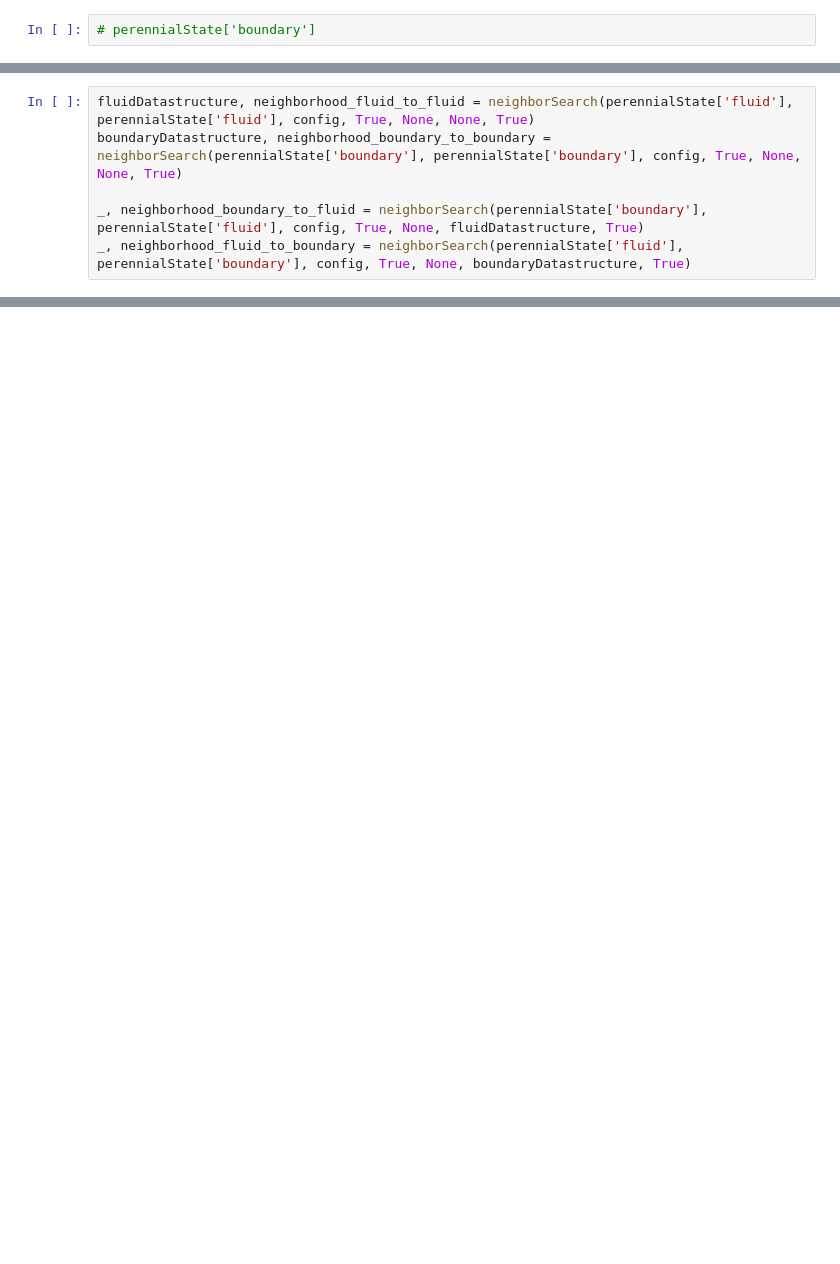
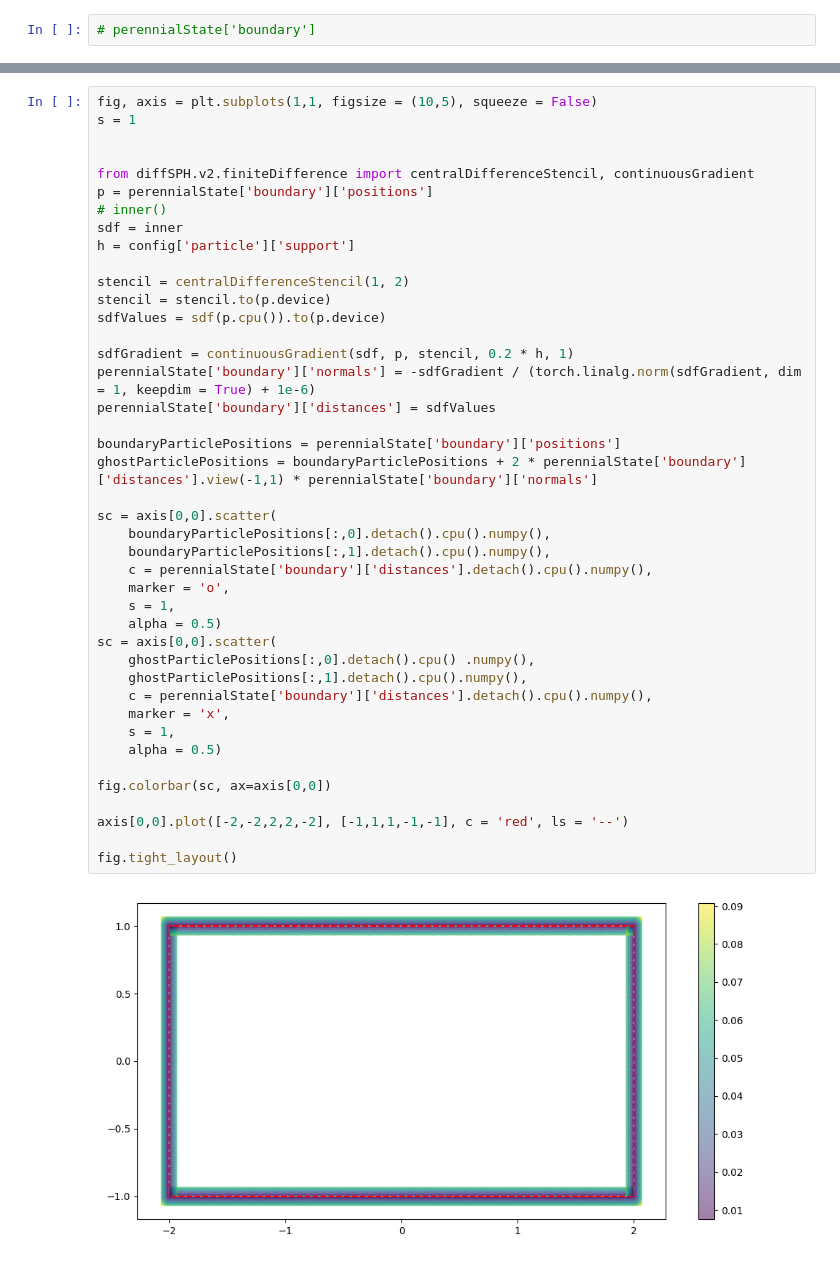
Before and after one commit to wi-re/diffSPH, a Jupyter notebook: partiBench/03_dambreak.ipynb, the cells around one changed output, grey strips where cells are left out. Saved outputs shown, nothing was run; the diff lists cells and outputs as text; blank space fills up the shorter version.

```diff
--- a/partiBench/03_dambreak.ipynb
+++ b/partiBench/03_dambreak.ipynb
@@ -2636,6 +600,0 @@ Self CPU time total: 15.545s
-# %%
-fluidDatastructure, neighborhood_fluid_to_fluid = neighborSearch(perennialState['fluid'], perennialState['fluid'], config, True, None, None, True)
-boundaryDatastructure, neighborhood_boundary_to_boundary = neighborSearch(perennialState['boundary'], perennialState['boundary'], config, True, None, None, True)
-
-_, neighborhood_boundary_to_fluid = neighborSearch(perennialState['boundary'], perennialState['fluid'], config, True, None, fluidDatastructure, True)
-_, neighborhood_fluid_to_boundary = neighborSearch(perennialState['fluid'], perennialState['boundary'], config, True, None, boundaryDatastructure, True)
@@ -2656,0 +637,44 @@ perennialState['fluid']['numParticles']
+# %%
+fig, axis = plt.subplots(1,1, figsize = (10,5), squeeze = False)
+s = 1
+
+
+from diffSPH.v2.finiteDifference import centralDifferenceStencil, continuousGradient
+p = perennialState['boundary']['positions']
+# inner()
+sdf = inner
+h = config['particle']['support']
+
+stencil = centralDifferenceStencil(1, 2)
+stencil = stencil.to(p.device)
+sdfValues = sdf(p.cpu()).to(p.device)
+
+sdfGradient = continuousGradient(sdf, p, stencil, 0.2 * h, 1)
+perennialState['boundary']['normals'] = -sdfGradient / (torch.linalg.norm(sdfGradient, dim = 1, keepdim = True) + 1e-6)
+perennialState['boundary']['distances'] = sdfValues
+
+boundaryParticlePositions = perennialState['boundary']['positions']
+ghostParticlePositions = boundaryParticlePositions + 2 * perennialState['boundary']['distances'].view(-1,1) * perennialState['boundary']['normals']
+
+sc = axis[0,0].scatter(
+    boundaryParticlePositions[:,0].detach().cpu().numpy(),
+    boundaryParticlePositions[:,1].detach().cpu().numpy(),
+    c = perennialState['boundary']['distances'].detach().cpu().numpy(),
+    marker = 'o',
+    s = 1,
+    alpha = 0.5)
+sc = axis[0,0].scatter(
+    ghostParticlePositions[:,0].detach().cpu() .numpy(),
+    ghostParticlePositions[:,1].detach().cpu().numpy(),
+    c = perennialState['boundary']['distances'].detach().cpu().numpy(),
+    marker = 'x',
+    s = 1,
+    alpha = 0.5)
+
+fig.colorbar(sc, ax=axis[0,0])
+
+axis[0,0].plot([-2,-2,2,2,-2], [-1,1,1,-1,-1], c = 'red', ls = '--')
+
+fig.tight_layout()
+# %% [output]
+[figure, added]
```
Also changed, not shown: parts of 158 cells of this notebook, 11 other files.
